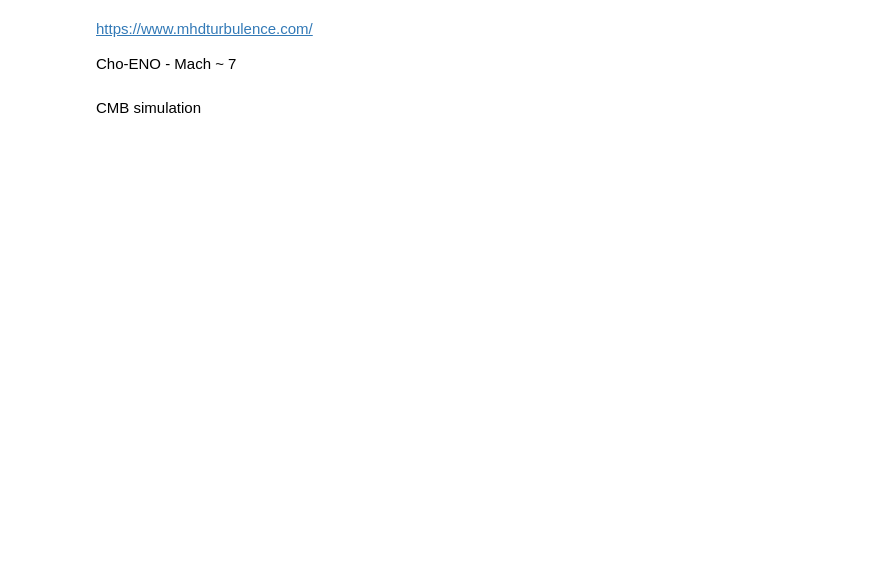
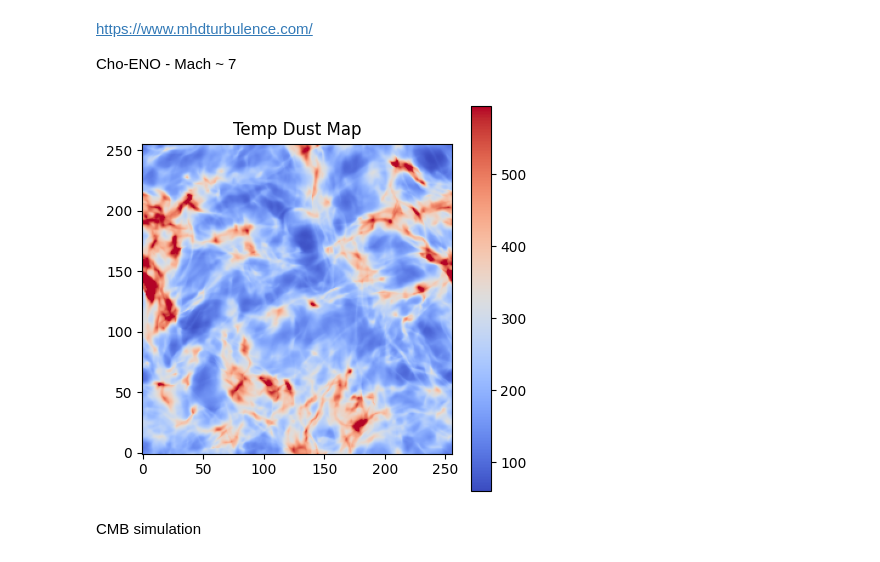
Before and after one commit to AlikMon88/Gibbs-Diff, a Jupyter notebook: unit_main_cosmo.ipynb, the cells around one changed output. Saved outputs shown, nothing was run; the diff lists cells and outputs as text; code cells hidden in the pictures; blank space fills up the shorter version.

```diff
--- a/unit_main_cosmo.ipynb
+++ b/unit_main_cosmo.ipynb
@@ -228,0 +138,8 @@ else:
+# %%
+SIMULATION_DICT = {
+    "data/cosmo/CATS_dust_data/dens_t750.fits": {
+        "run_id": "b.1p.01",
+        "timesteps": "t_750"
+    }
+}
+TARGET_MAP_SIZE = (256, 256)
@@ -229,3 +231,13 @@ else:
+# %%
+temp_dust_map = generate_single_dust_map()
+
+plt.figure(figsize=(5, 5))
+plt.imshow(temp_dust_map, origin='lower', cmap='coolwarm', vmax=np.percentile(temp_dust_map, 99))
+plt.title("Temp Dust Map")
+plt.colorbar()
+plt.show()
+# %% [output]
+[figure, added]
 # %% [markdown]
 CMB simulation
 # %%
```
Also changed, not shown: parts of 16 cells of this notebook, 4 other files.
